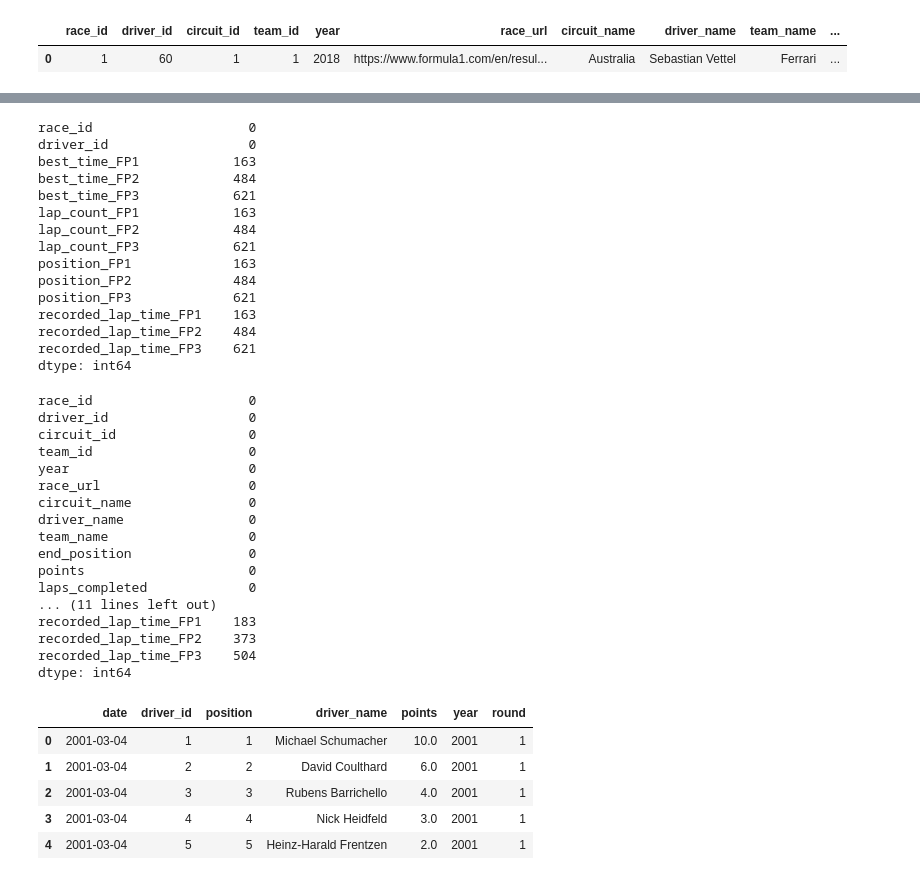
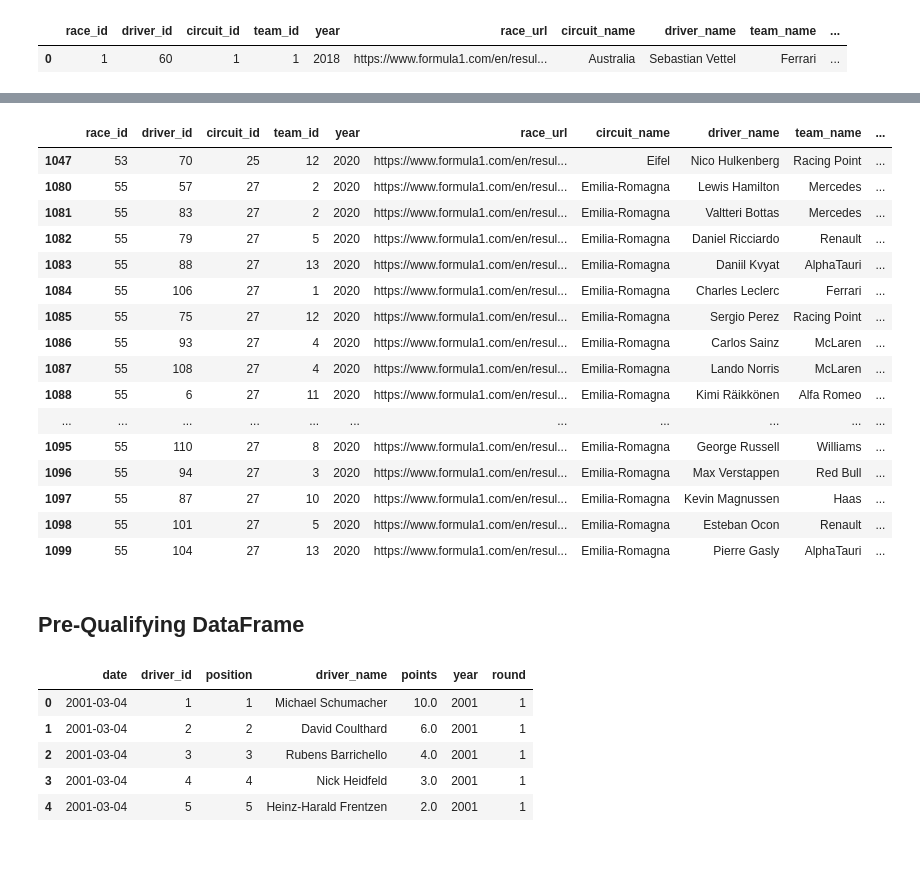
Before and after one commit to JackRWilson/Formula-1-Predictions-Project, a Jupyter notebook: notebooks/data_cleaning.ipynb, the cells around one changed output, grey strips where cells are left out. Cells and saved outputs as stored; diff of their text form; code cells hidden in the pictures; blank space fills up the shorter version.

Commit message:
Added Emilia-Romagna 2020 data

```diff
--- a/notebooks/data_cleaning.ipynb
+++ b/notebooks/data_cleaning.ipynb
@@ -1869,43 +1891,27 @@ NA After:
 |  | race_id | driver_id | circuit_id | team_id | year | race_url | circuit_name | driver_name | team_name | ... |
 | 0 | 1 | 60 | 1 | 1 | 2018 | https://www.formula1.com/en/resul... | Australia | Sebastian Vettel | Ferrari | ... |
-# %%
-practices.isna().sum()
-# %% [output]
-race_id                    0
-driver_id                  0
-best_time_FP1            163
-best_time_FP2            484
-best_time_FP3            621
-lap_count_FP1            163
-lap_count_FP2            484
-lap_count_FP3            621
-position_FP1             163
-position_FP2             484
-position_FP3             621
-recorded_lap_time_FP1    163
-recorded_lap_time_FP2    484
-recorded_lap_time_FP3    621
-dtype: int64
 # %%
-f1_data_m2.isna().sum()
+f1_data_m2[f1_data_m2['best_time_FP1'].isna()]
 # %% [output]
-race_id                    0
-driver_id                  0
-circuit_id                 0
-team_id                    0
-year                       0
-race_url                   0
-circuit_name               0
-driver_name                0
-team_name                  0
-end_position               0
-points                     0
-laps_completed             0
-... (11 lines left out)
-recorded_lap_time_FP1    183
-recorded_lap_time_FP2    373
-recorded_lap_time_FP3    504
-dtype: int64
+|  | race_id | driver_id | circuit_id | team_id | year | race_url | circuit_name | driver_name | team_name | ... |
+| 1047 | 53 | 70 | 25 | 12 | 2020 | https://www.formula1.com/en/resul... | Eifel | Nico Hulkenberg | Racing Point | ... |
+| 1080 | 55 | 57 | 27 | 2 | 2020 | https://www.formula1.com/en/resul... | Emilia-Romagna | Lewis Hamilton | Mercedes | ... |
+| 1081 | 55 | 83 | 27 | 2 | 2020 | https://www.formula1.com/en/resul... | Emilia-Romagna | Valtteri Bottas | Mercedes | ... |
+| 1082 | 55 | 79 | 27 | 5 | 2020 | https://www.formula1.com/en/resul... | Emilia-Romagna | Daniel Ricciardo | Renault | ... |
+| 1083 | 55 | 88 | 27 | 13 | 2020 | https://www.formula1.com/en/resul... | Emilia-Romagna | Daniil Kvyat | AlphaTauri | ... |
+| 1084 | 55 | 106 | 27 | 1 | 2020 | https://www.formula1.com/en/resul... | Emilia-Romagna | Charles Leclerc | Ferrari | ... |
+| 1085 | 55 | 75 | 27 | 12 | 2020 | https://www.formula1.com/en/resul... | Emilia-Romagna | Sergio Perez | Racing Point | ... |
+| 1086 | 55 | 93 | 27 | 4 | 2020 | https://www.formula1.com/en/resul... | Emilia-Romagna | Carlos Sainz | McLaren | ... |
+| 1087 | 55 | 108 | 27 | 4 | 2020 | https://www.formula1.com/en/resul... | Emilia-Romagna | Lando Norris | McLaren | ... |
+| 1088 | 55 | 6 | 27 | 11 | 2020 | https://www.formula1.com/en/resul... | Emilia-Romagna | Kimi Räikkönen | Alfa Romeo | ... |
+| ... | ... | ... | ... | ... | ... | ... | ... | ... | ... | ... |
+| 1095 | 55 | 110 | 27 | 8 | 2020 | https://www.formula1.com/en/resul... | Emilia-Romagna | George Russell | Williams | ... |
+| 1096 | 55 | 94 | 27 | 3 | 2020 | https://www.formula1.com/en/resul... | Emilia-Romagna | Max Verstappen | Red Bull | ... |
+| 1097 | 55 | 87 | 27 | 10 | 2020 | https://www.formula1.com/en/resul... | Emilia-Romagna | Kevin Magnussen | Haas | ... |
+| 1098 | 55 | 101 | 27 | 5 | 2020 | https://www.formula1.com/en/resul... | Emilia-Romagna | Esteban Ocon | Renault | ... |
+| 1099 | 55 | 104 | 27 | 13 | 2020 | https://www.formula1.com/en/resul... | Emilia-Romagna | Pierre Gasly | AlphaTauri | ... |
+# %% [markdown]
+## Pre-Qualifying DataFrame
 # %%
 races_2001.head()
 # %% [output]
```
Also changed, not shown: parts of 10 cells of this notebook, 1 other file.
